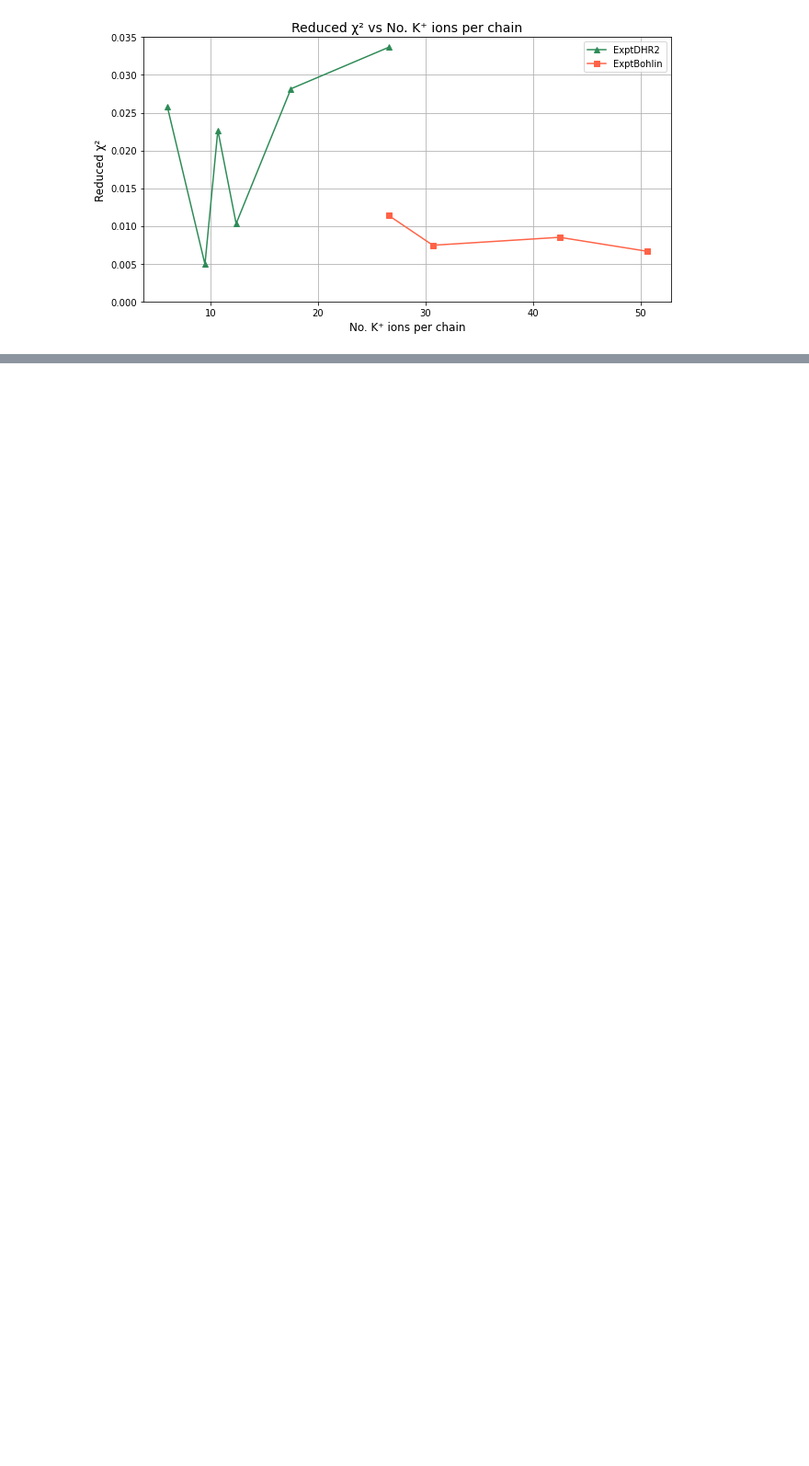
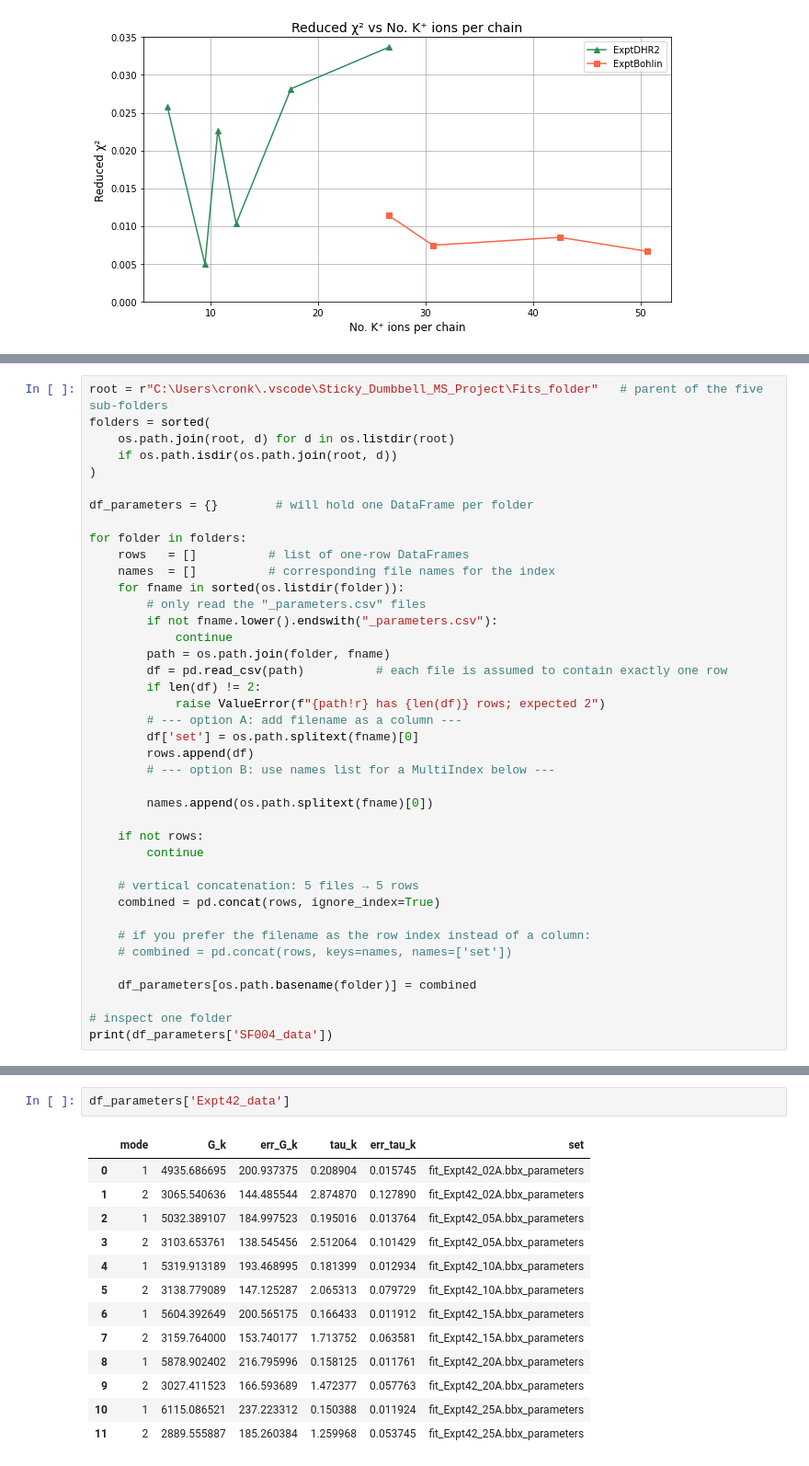
Before and after one commit to sc-coding-work/Sticky_Dumbbell_MS_Project, a Jupyter notebook: Fits_folder/Results_analysis.ipynb, the cells around one changed output, grey strips where cells are left out. Shown at 92% size. Saved outputs shown, nothing was run; the diff lists cells and outputs as text; blank space fills up the shorter version.

```diff
--- a/Fits_folder/Results_analysis.ipynb
+++ b/Fits_folder/Results_analysis.ipynb
@@ -253,0 +240,40 @@ df_by_folder['ExptDHR2_data'].sort_values('No. K⁺ ions per chain')
+# %%
+root = r"C:\Users\cronk\.vscode\Sticky_Dumbbell_MS_Project\Fits_folder"   # parent of the five sub‑folders
+folders = sorted(
+    os.path.join(root, d) for d in os.listdir(root)
+    if os.path.isdir(os.path.join(root, d))
+)
+
+df_parameters = {}        # will hold one DataFrame per folder
+
+for folder in folders:
+    rows   = []          # list of one‑row DataFrames
+    names  = []          # corresponding file names for the index
+    for fname in sorted(os.listdir(folder)):
+        # only read the "_parameters.csv" files
+        if not fname.lower().endswith("_parameters.csv"):
+            continue
+        path = os.path.join(folder, fname)
+        df = pd.read_csv(path)          # each file is assumed to contain exactly one row
+        if len(df) != 2:
+            raise ValueError(f"{path!r} has {len(df)} rows; expected 2")
+        # --- option A: add filename as a column ---
+        df['set'] = os.path.splitext(fname)[0]
+        rows.append(df)
+        # --- option B: use names list for a MultiIndex below ---
+
+        names.append(os.path.splitext(fname)[0])
+
+    if not rows:
+        continue
+
+    # vertical concatenation: 5 files → 5 rows
+    combined = pd.concat(rows, ignore_index=True)
+
+    # if you prefer the filename as the row index instead of a column:
+    # combined = pd.concat(rows, keys=names, names=['set'])
+
+    df_parameters[os.path.basename(folder)] = combined
+
+# inspect one folder
+print(df_parameters['SF004_data'])
@@ -253,0 +298,16 @@ df_by_folder['ExptDHR2_data'].sort_values('No. K⁺ ions per chain')
+# %%
+df_parameters['Expt42_data']
+# %% [output]
+|  | mode | G_k | err_G_k | tau_k | err_tau_k | set |
+| 0 | 1 | 4935.686695 | 200.937375 | 0.208904 | 0.015745 | fit_Expt42_02A.bbx_parameters |
+| 1 | 2 | 3065.540636 | 144.485544 | 2.874870 | 0.127890 | fit_Expt42_02A.bbx_parameters |
+| 2 | 1 | 5032.389107 | 184.997523 | 0.195016 | 0.013764 | fit_Expt42_05A.bbx_parameters |
+| 3 | 2 | 3103.653761 | 138.545456 | 2.512064 | 0.101429 | fit_Expt42_05A.bbx_parameters |
+| 4 | 1 | 5319.913189 | 193.468995 | 0.181399 | 0.012934 | fit_Expt42_10A.bbx_parameters |
+| 5 | 2 | 3138.779089 | 147.125287 | 2.065313 | 0.079729 | fit_Expt42_10A.bbx_parameters |
+| 6 | 1 | 5604.392649 | 200.565175 | 0.166433 | 0.011912 | fit_Expt42_15A.bbx_parameters |
+| 7 | 2 | 3159.764000 | 153.740177 | 1.713752 | 0.063581 | fit_Expt42_15A.bbx_parameters |
+| 8 | 1 | 5878.902402 | 216.795996 | 0.158125 | 0.011761 | fit_Expt42_20A.bbx_parameters |
+| 9 | 2 | 3027.411523 | 166.593689 | 1.472377 | 0.057763 | fit_Expt42_20A.bbx_parameters |
+| 10 | 1 | 6115.086521 | 237.223312 | 0.150388 | 0.011924 | fit_Expt42_25A.bbx_parameters |
+| 11 | 2 | 2889.555887 | 185.260384 | 1.259968 | 0.053745 | fit_Expt42_25A.bbx_parameters |
```
Also changed, not shown: parts of 6 cells of this notebook, 3 other files.
